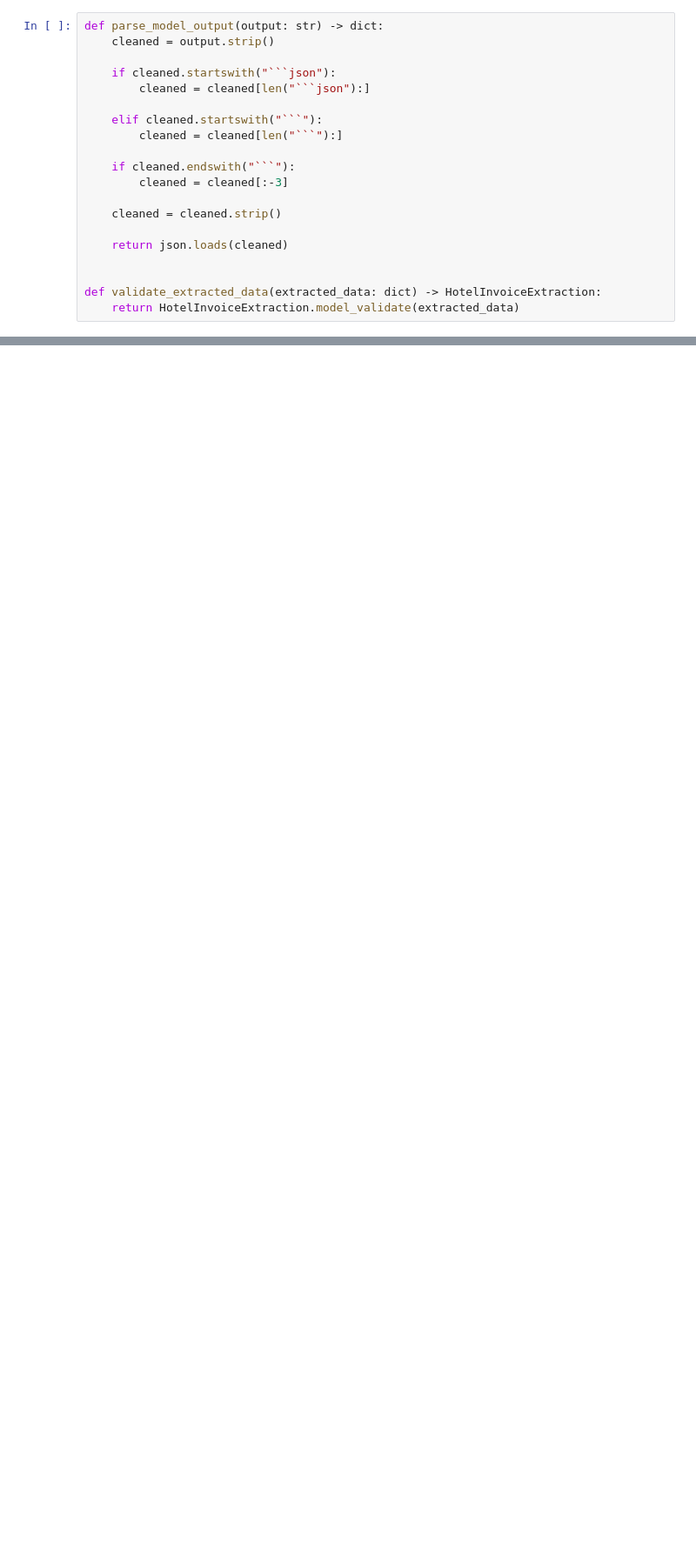
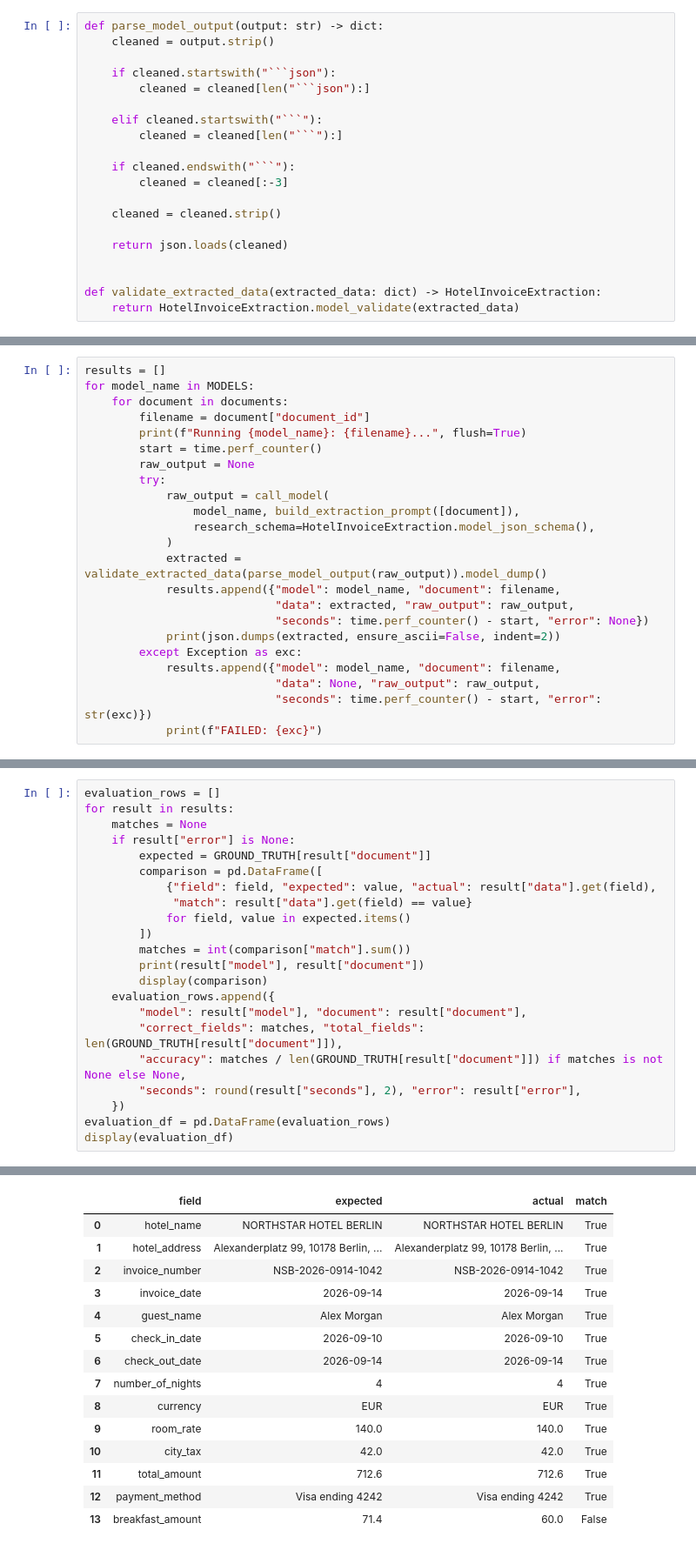
Before and after one commit to nikkhav/TERA, a Jupyter notebook: research/prototype.ipynb, the cells around one changed output, grey strips where cells are left out. Shown at 87% size. Saved outputs shown, nothing was run; the diff lists cells and outputs as text; blank space fills up the shorter version.

```diff
--- a/research/prototype.ipynb
+++ b/research/prototype.ipynb
@@ -416,0 +158,23 @@ Further experiments should evaluate:
+# %%
+results = []
+for model_name in MODELS:
+    for document in documents:
+        filename = document["document_id"]
+        print(f"Running {model_name}: {filename}...", flush=True)
+        start = time.perf_counter()
+        raw_output = None
+        try:
+            raw_output = call_model(
+                model_name, build_extraction_prompt([document]),
+                research_schema=HotelInvoiceExtraction.model_json_schema(),
+            )
+            extracted = validate_extracted_data(parse_model_output(raw_output)).model_dump()
+            results.append({"model": model_name, "document": filename,
+                            "data": extracted, "raw_output": raw_output,
+                            "seconds": time.perf_counter() - start, "error": None})
+            print(json.dumps(extracted, ensure_ascii=False, indent=2))
+        except Exception as exc:
+            results.append({"model": model_name, "document": filename,
+                            "data": None, "raw_output": raw_output,
+                            "seconds": time.perf_counter() - start, "error": str(exc)})
+            print(f"FAILED: {exc}")
@@ -416,0 +203,23 @@ Further experiments should evaluate:
+# %%
+evaluation_rows = []
+for result in results:
+    matches = None
+    if result["error"] is None:
+        expected = GROUND_TRUTH[result["document"]]
+        comparison = pd.DataFrame([
+            {"field": field, "expected": value, "actual": result["data"].get(field),
+             "match": result["data"].get(field) == value}
+            for field, value in expected.items()
+        ])
+        matches = int(comparison["match"].sum())
+        print(result["model"], result["document"])
+        display(comparison)
+    evaluation_rows.append({
+        "model": result["model"], "document": result["document"],
+        "correct_fields": matches, "total_fields": len(GROUND_TRUTH[result["document"]]),
+        "accuracy": matches / len(GROUND_TRUTH[result["document"]]) if matches is not None else None,
+        "seconds": round(result["seconds"], 2), "error": result["error"],
+    })
+evaluation_df = pd.DataFrame(evaluation_rows)
+display(evaluation_df)
+# %% [output]
@@ -416,0 +232,15 @@ Further experiments should evaluate:
+|  | field | expected | actual | match |
+| 0 | hotel_name | NORTHSTAR HOTEL BERLIN | NORTHSTAR HOTEL BERLIN | True |
+| 1 | hotel_address | Alexanderplatz 99, 10178 Berlin, ... | Alexanderplatz 99, 10178 Berlin, ... | True |
+| 2 | invoice_number | NSB-2026-0914-1042 | NSB-2026-0914-1042 | True |
+| 3 | invoice_date | 2026-09-14 | 2026-09-14 | True |
+| 4 | guest_name | Alex Morgan | Alex Morgan | True |
+| 5 | check_in_date | 2026-09-10 | 2026-09-10 | True |
+| 6 | check_out_date | 2026-09-14 | 2026-09-14 | True |
+| 7 | number_of_nights | 4 | 4 | True |
+| 8 | currency | EUR | EUR | True |
+| 9 | room_rate | 140.0 | 140.0 | True |
+| 10 | city_tax | 42.0 | 42.0 | True |
+| 11 | total_amount | 712.6 | 712.6 | True |
+| 12 | payment_method | Visa ending 4242 | Visa ending 4242 | True |
+| 13 | breakfast_amount | 71.4 | 60.0 | False |
```
Also changed, not shown: parts of 43 cells of this notebook, 41 other files.
